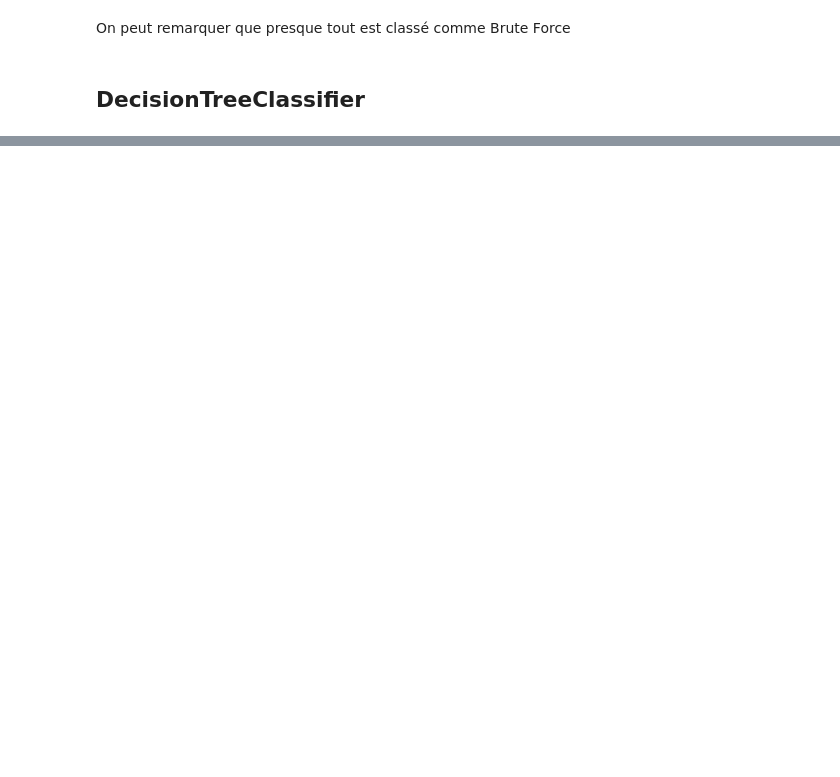
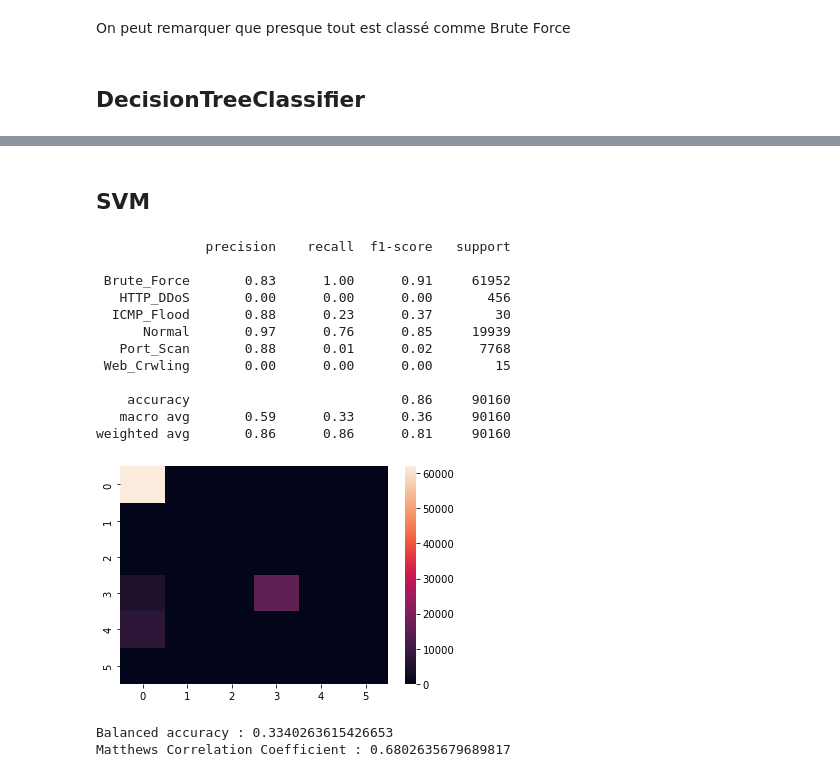
Before and after one commit to JMurigneux/Data_Protection_APT, a Jupyter notebook: premier_test_M.ipynb, the cells around one changed output, grey strips where cells are left out. Cells and saved outputs as stored; diff of their text form; code cells hidden in the pictures; blank space fills up the shorter version.

```diff
--- a/premier_test_M.ipynb
+++ b/premier_test_M.ipynb
@@ -214,0 +215,32 @@ _ = tree.plot_tree(model_cart,max_depth=1)
+# %% [markdown]
+## SVM
+# %%
+from sklearn import svm
+
+clf = svm.SVC(decision_function_shape='ovo')
+clf.fit(X_train, y_train)
+y_predict = clf.predict(X_test)
+
+conf_matrix = confusion_matrix(y_test, y_predict)
+sn.heatmap(conf_matrix)
+print(classification_report(y_test, y_predict))
+# %% [output]
+              precision    recall  f1-score   support
+
+ Brute_Force       0.83      1.00      0.91     61952
+   HTTP_DDoS       0.00      0.00      0.00       456
+  ICMP_Flood       0.88      0.23      0.37        30
+      Normal       0.97      0.76      0.85     19939
+   Port_Scan       0.88      0.01      0.02      7768
+ Web_Crwling       0.00      0.00      0.00        15
+
+    accuracy                           0.86     90160
+   macro avg       0.59      0.33      0.36     90160
+weighted avg       0.86      0.86      0.81     90160
+[figure, added]
+# %%
+print("Balanced accuracy : " + str(balanced_accuracy_score(y_test, y_predict)))
+print("Matthews Correlation Coefficient : " + str(matthews_corrcoef(y_test,y_predict)))
+# %% [output]
+Balanced accuracy : 0.3340263615426653
+Matthews Correlation Coefficient : 0.6802635679689817
```
Also changed, not shown: parts of 5 cells of this notebook.
